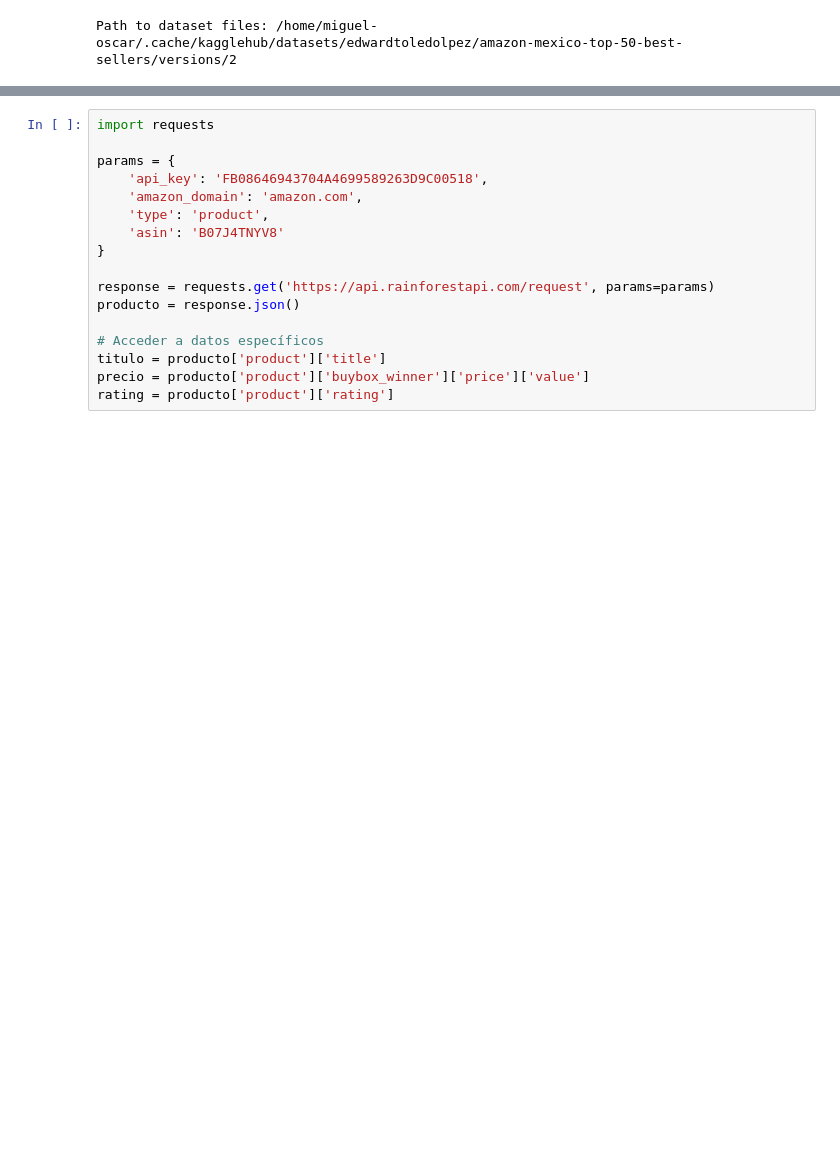
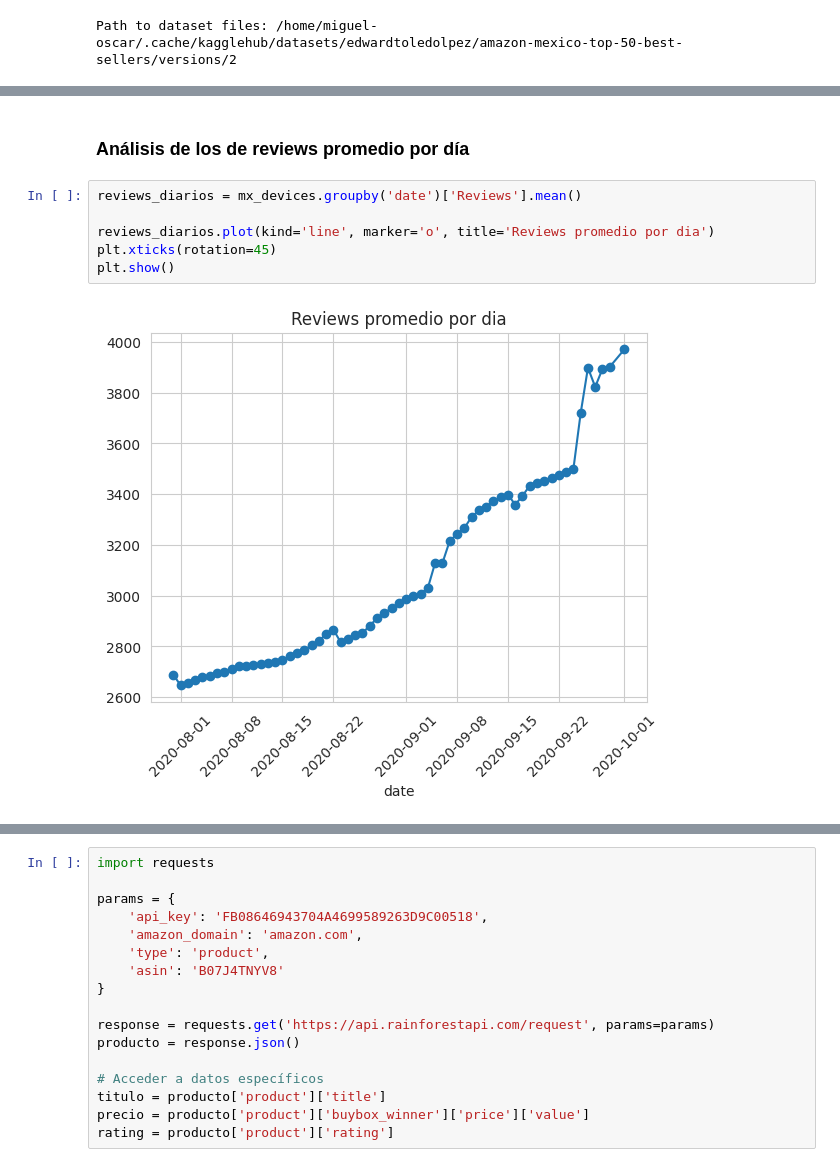
Before and after one commit to MiguelOscar4515/Tarea_2-Maestria, a Jupyter notebook: datasets_amazon.ipynb, the cells around one changed output, grey strips where cells are left out. Drawn from its saved outputs; the diff is of its cells as text; blank space fills up the shorter version.

```diff
--- a/datasets_amazon.ipynb
+++ b/datasets_amazon.ipynb
@@ -76,0 +354,10 @@ df1.head()
+# %% [markdown]
+### Análisis de los de reviews promedio por día
+# %%
+reviews_diarios = mx_devices.groupby('date')['Reviews'].mean()
+
+reviews_diarios.plot(kind='line', marker='o', title='Reviews promedio por dia')
+plt.xticks(rotation=45)
+plt.show()
+# %% [output]
+[figure, added]
```
Also changed, not shown: parts of 35 cells of this notebook, 2 other files.
